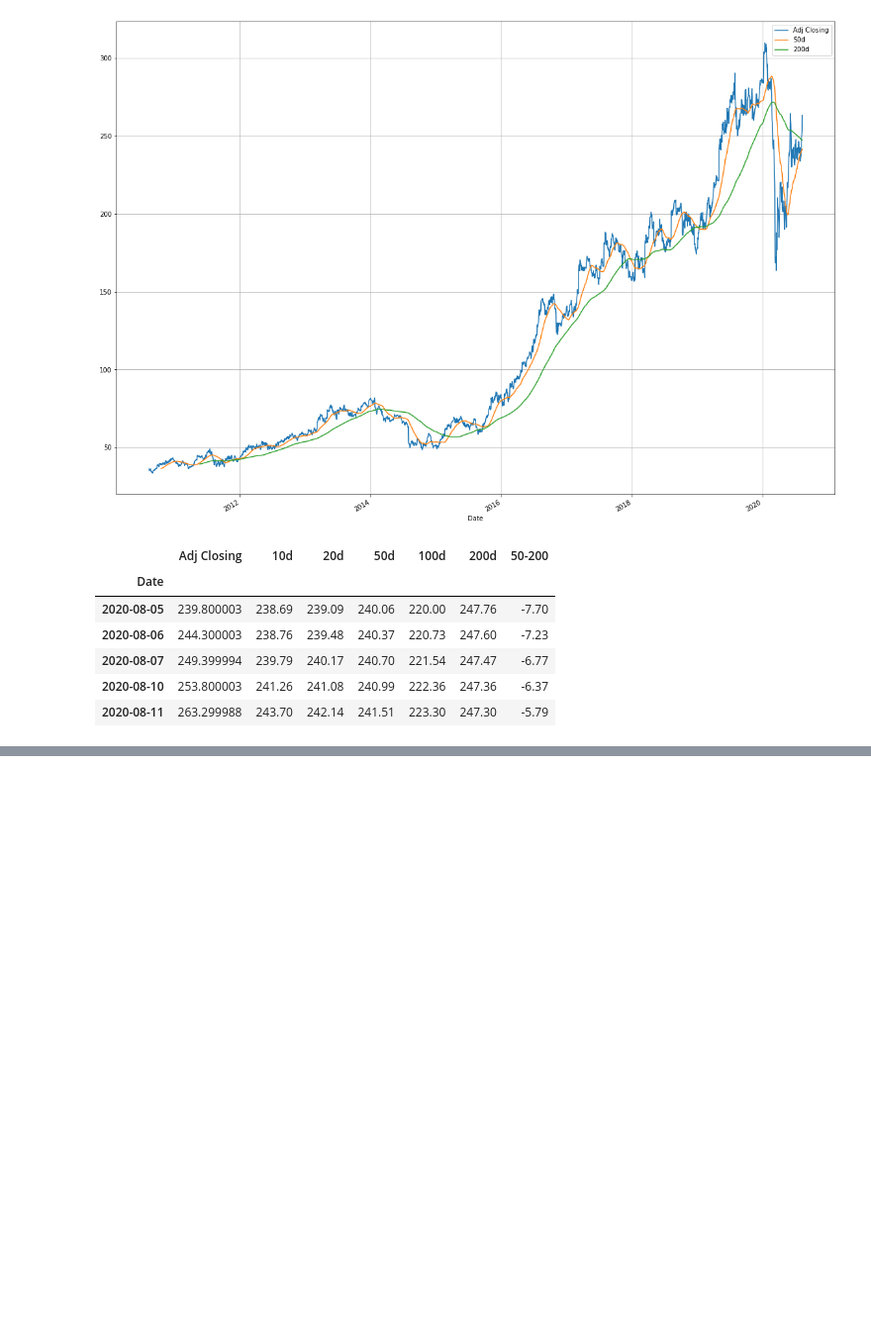
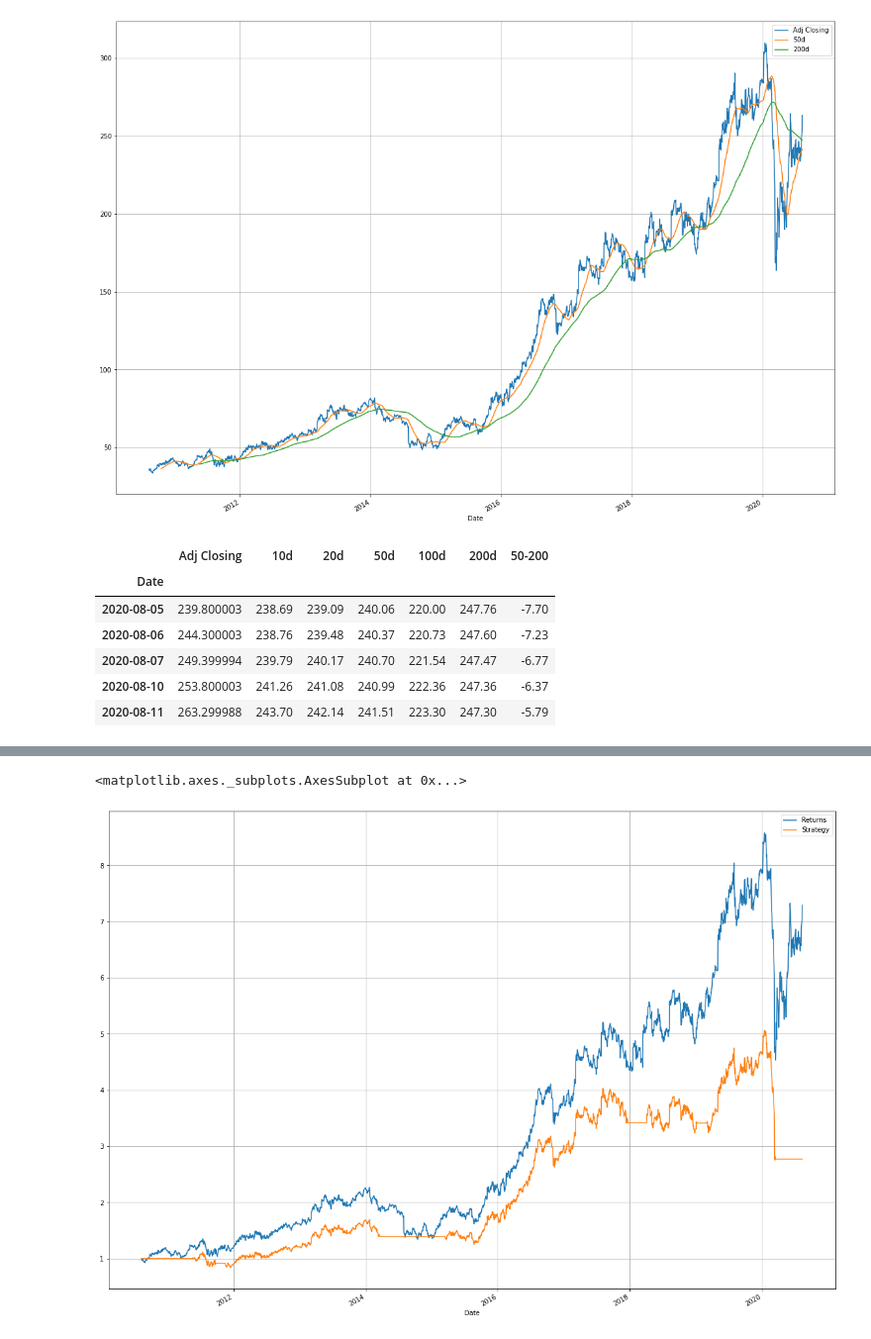
Before and after one commit to JoBe10/Moving-Average-Trading, a Jupyter notebook: Moving_Averages_Trading_DAX.ipynb, the cells around one changed output, grey strips where cells are left out. Shown: that part at 99% size. Saved outputs shown, nothing was run; the diff lists cells and outputs as text; code cells hidden in the pictures; blank space fills up the shorter version.

Commit message:
Backtest Strategy from the book using a different time frame

```diff
--- a/Moving_Averages_Trading_DAX.ipynb
+++ b/Moving_Averages_Trading_DAX.ipynb
@@ -129,0 +131,4 @@ adidas['Signal'] = np.where((adidas['50-200'] < 0) & (adidas['50-200'].shift(1)
+# %%
+# Compute a column with the Regime
+adidas['Regime'] = np.where(adidas['50-200'] > 0, 1, 0)
+adidas['Regime'].value_counts()
@@ -129,0 +139,5 @@ adidas['Signal'] = np.where((adidas['50-200'] < 0) & (adidas['50-200'].shift(1)
+# %%
+adidas['Regime'] = np.where(adidas['50-200'] < 0, -1, 0)
+# %%
+# Compute a column with the daily log returns
+adidas['Returns'] = np.log(adidas['Adj Closing'] / adidas['Adj Closing'].shift(1))
@@ -129,0 +154,3 @@ adidas['Signal'] = np.where((adidas['50-200'] < 0) & (adidas['50-200'].shift(1)
+# %%
+# Compute column with returns of the strategy
+adidas['Strategy'] = adidas['Regime'].shift(1) * adidas['Returns']
@@ -129,0 +179,6 @@ adidas['Signal'] = np.where((adidas['50-200'] < 0) & (adidas['50-200'].shift(1)
+# %%
+# Plot the cumulative returns of the Strategy vs simply parking the money
+adidas[['Returns', 'Strategy']].cumsum().apply(np.exp).plot(grid=True, figsize=(20,15))
+# %% [output]
+<matplotlib.axes._subplots.AxesSubplot at 0x...>
+[figure, added]
```
Also changed, not shown: parts of 5 cells of this notebook, 1 other file.
